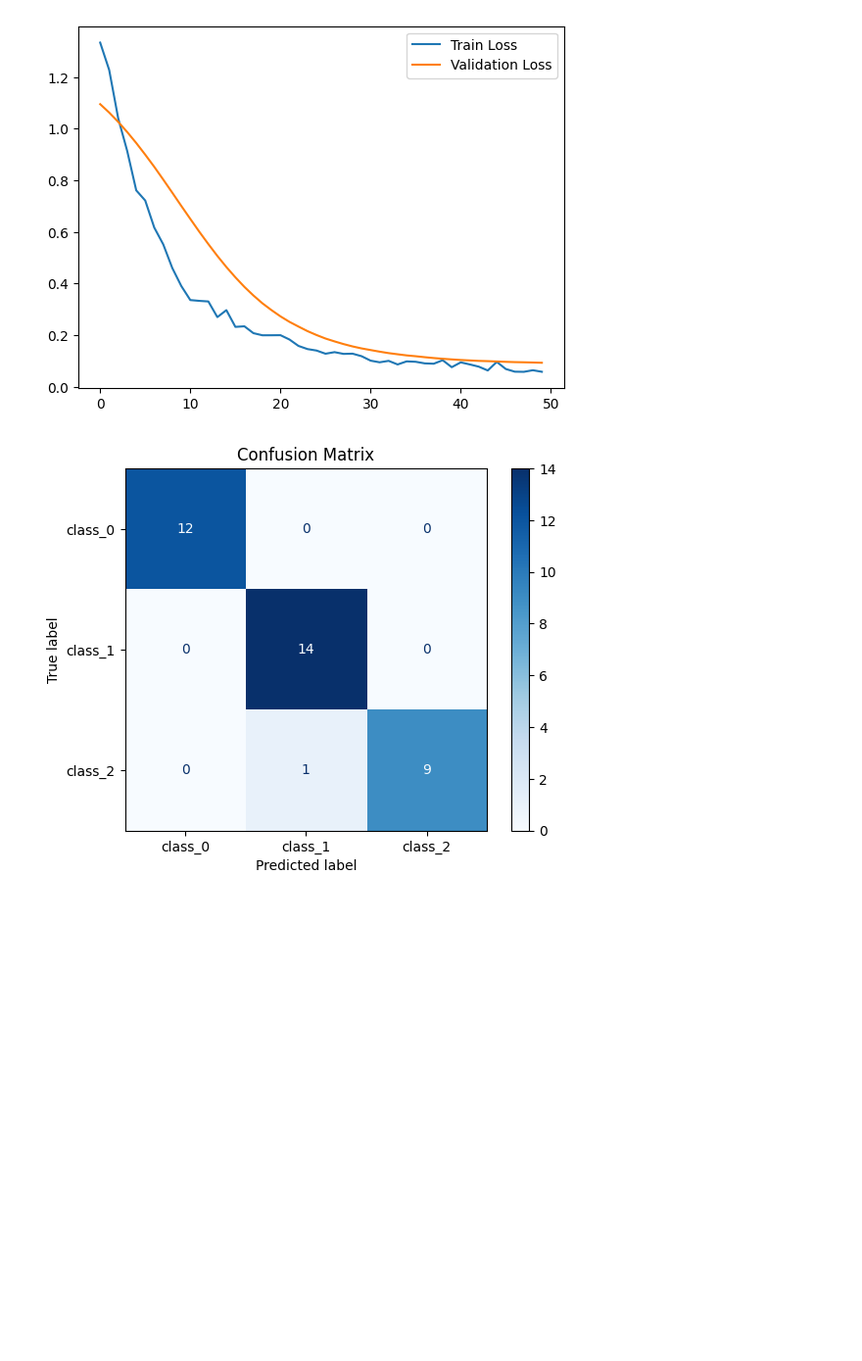
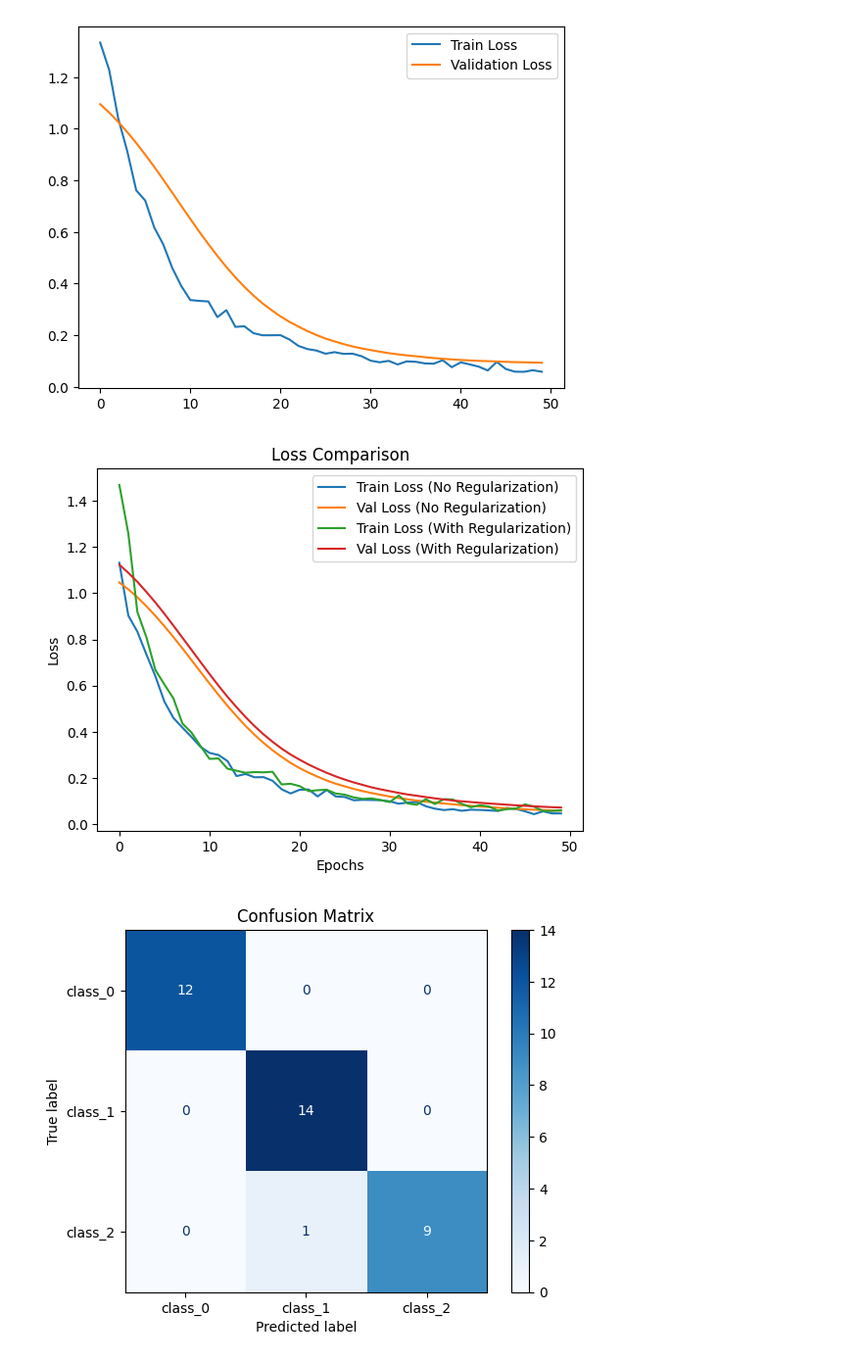
Before and after one commit to ViRiver24/Lesson3, a Jupyter notebook: Lesson3_reg.ipynb, the cells around one changed output. Shown at 98% size. Drawn from its saved outputs; the diff is of its cells as text; code cells hidden in the pictures; blank space fills up the shorter version.

```diff
--- a/Lesson3_reg.ipynb
+++ b/Lesson3_reg.ipynb
@@ -117,6 +117,70 @@ Epoch 40/50, Training Loss: 0.0762, Validation Loss: 0.1064
 Epoch 50/50, Training Loss: 0.0584, Validation Loss: 0.0934
 Test Loss: 0.0795, Test Accuracy: 1.0000
 [figure]
+# %%
+import matplotlib.pyplot as plt
+
+# Змінна для збереження втрат
+results = {"no_regularization": {}, "with_regularization": {}}
+
+# 1. Модель без регуляризації
+model_no_reg = WineModel(input_size, output_size)
+optimizer_no_reg = torch.optim.Adam(model_no_reg.parameters(), lr=0.001)  # Без weight_decay
+train_losses_no_reg, val_losses_no_reg = [], []
+
+for epoch in range(epochs):
+    model_no_reg.train()
+    optimizer_no_reg.zero_grad()
+    output = model_no_reg(X_train)
+    loss = criterion(output, y_train)
+    loss.backward()
+    optimizer_no_reg.step()
+    train_losses_no_reg.append(loss.item())
+
+    model_no_reg.eval()
+    with torch.no_grad():
+        val_output = model_no_reg(X_val)
+        val_loss = criterion(val_output, y_val)
+        val_losses_no_reg.append(val_loss.item())
+
+results["no_regularization"]["train"] = train_losses_no_reg
+results["no_regularization"]["val"] = val_losses_no_reg
+
+# 2. Модель із регуляризацією
+model_with_reg = WineModel(input_size, output_size)
+optimizer_with_reg = torch.optim.Adam(model_with_reg.parameters(), lr=0.001, weight_decay=0.01)
+train_losses_with_reg, val_losses_with_reg = [], []
+
+for epoch in range(epochs):
+    model_with_reg.train()
+    optimizer_with_reg.zero_grad()
+    output = model_with_reg(X_train)
+    loss = criterion(output, y_train)
+    loss.backward()
+    optimizer_with_reg.step()
+    train_losses_with_reg.append(loss.item())
+
+    model_with_reg.eval()
+    with torch.no_grad():
+        val_output = model_with_reg(X_val)
+        val_loss = criterion(val_output, y_val)
+        val_losses_with_reg.append(val_loss.item())
+
+results["with_regularization"]["train"] = train_losses_with_reg
+results["with_regularization"]["val"] = val_losses_with_reg
+
+# 3. Побудова графіків
+plt.plot(results["no_regularization"]["train"], label="Train Loss (No Regularization)")
+plt.plot(results["no_regularization"]["val"], label="Val Loss (No Regularization)")
+plt.plot(results["with_regularization"]["train"], label="Train Loss (With Regularization)")
+plt.plot(results["with_regularization"]["val"], label="Val Loss (With Regularization)")
+plt.legend()
+plt.xlabel("Epochs")
+plt.ylabel("Loss")
+plt.title("Loss Comparison")
+plt.show()
+# %% [output]
+[figure, added]
 # %%
 from sklearn.metrics import confusion_matrix, ConfusionMatrixDisplay
 import matplotlib.pyplot as plt
```
